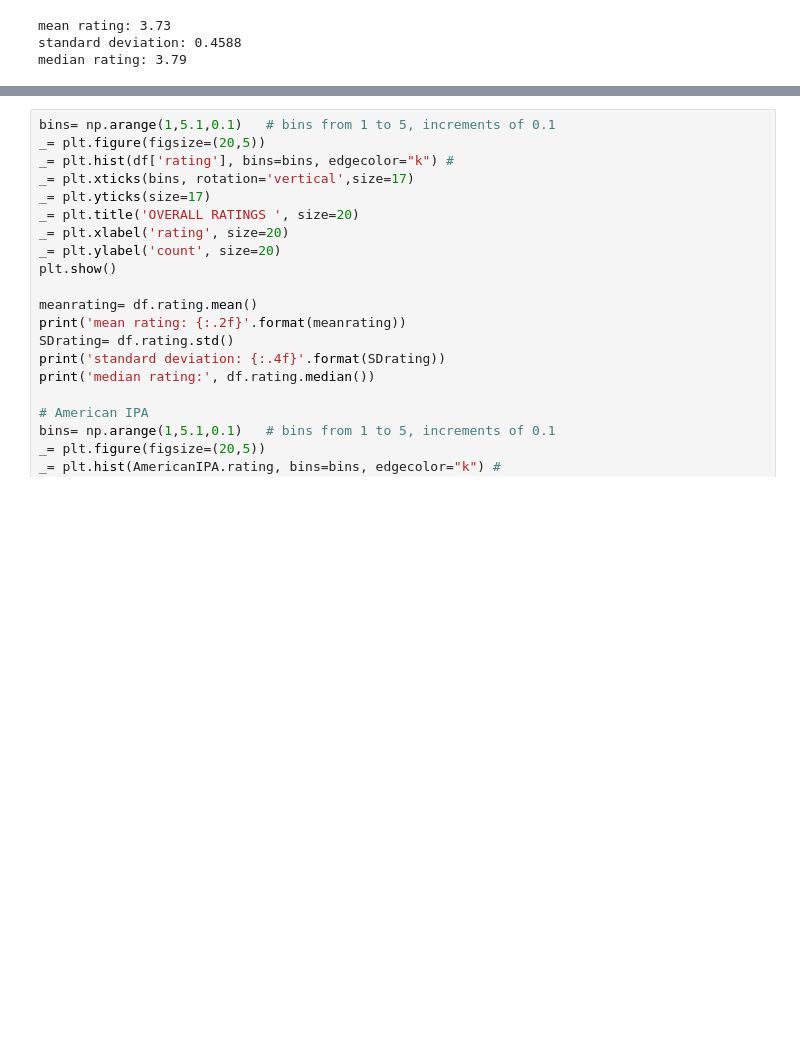
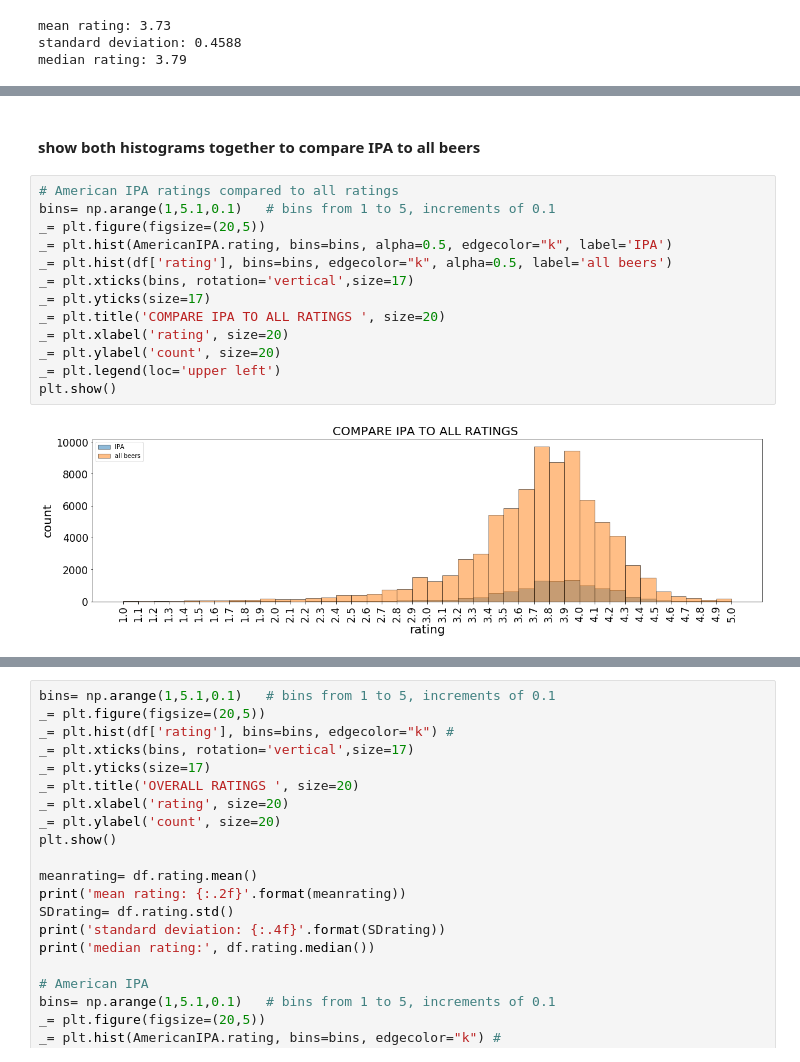
Before and after one commit to misterhappy2/BeerReviews, a Jupyter notebook: Beer Review stats.ipynb, the cells around one changed output, grey strips where cells are left out. Cells and saved outputs as stored; diff of their text form; blank space fills up the shorter version.

```diff
--- a/Beer Review stats.ipynb
+++ b/Beer Review stats.ipynb
@@ -112,0 +108,17 @@ AmericanIPA.describe()
+# %% [markdown]
+#### show both histograms together to compare IPA to all beers
+# %%
+# American IPA ratings compared to all ratings
+bins= np.arange(1,5.1,0.1)   # bins from 1 to 5, increments of 0.1
+_= plt.figure(figsize=(20,5))
+_= plt.hist(AmericanIPA.rating, bins=bins, alpha=0.5, edgecolor="k", label='IPA')
+_= plt.hist(df['rating'], bins=bins, edgecolor="k", alpha=0.5, label='all beers')
+_= plt.xticks(bins, rotation='vertical',size=17)
+_= plt.yticks(size=17)
+_= plt.title('COMPARE IPA TO ALL RATINGS ', size=20)
+_= plt.xlabel('rating', size=20)
+_= plt.ylabel('count', size=20)
+_= plt.legend(loc='upper left')
+plt.show()
+# %% [output]
+[figure, added]
```
Also changed, not shown: parts of 35 cells of this notebook.
